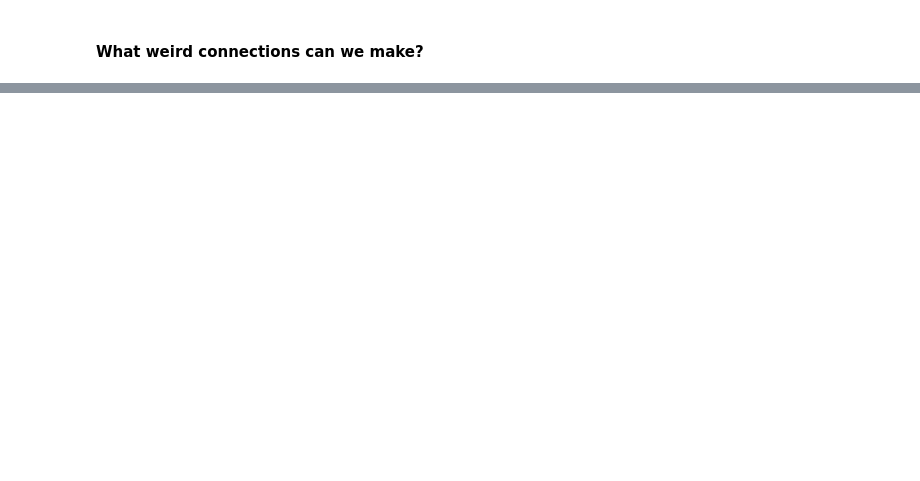
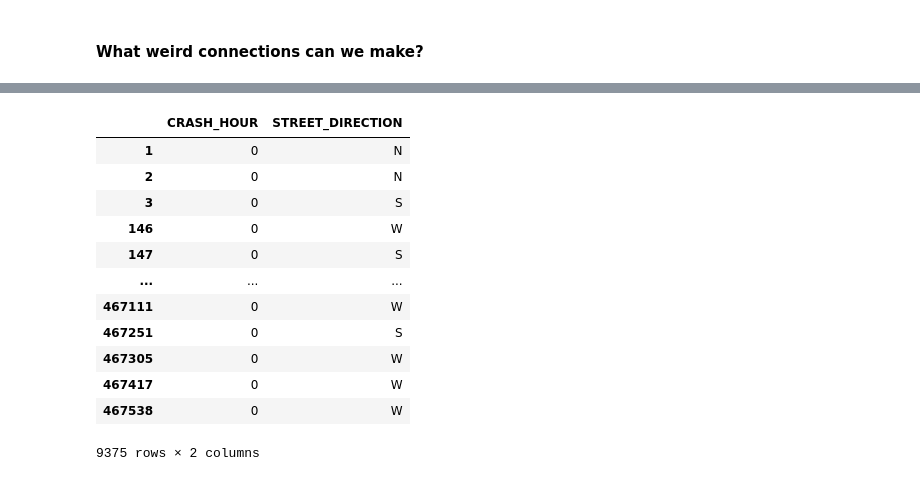
Before and after one commit to andrewbankston/project-one, a Jupyter notebook: Chicago_Crashes.ipynb, the cells around one changed output, grey strips where cells are left out. Cells and saved outputs as stored; diff of their text form; code cells hidden in the pictures; blank space fills up the shorter version.

```diff
--- a/Chicago_Crashes.ipynb
+++ b/Chicago_Crashes.ipynb
@@ -308,0 +292,17 @@ plt.show()
+# %%
+sub_df = crash_df.loc[crash_df["CRASH_HOUR"] == 0, ["CRASH_HOUR","STREET_DIRECTION"]]
+sub_df
+# %% [output]
+|  | CRASH_HOUR | STREET_DIRECTION |
+| 1 | 0 | N |
+| 2 | 0 | N |
+| 3 | 0 | S |
+| 146 | 0 | W |
+| 147 | 0 | S |
+| ... | ... | ... |
+| 467111 | 0 | W |
+| 467251 | 0 | S |
+| 467305 | 0 | W |
+| 467417 | 0 | W |
+| 467538 | 0 | W |
+9375 rows × 2 columns
```
Also changed, not shown: parts of 14 cells of this notebook, 1 other file.
